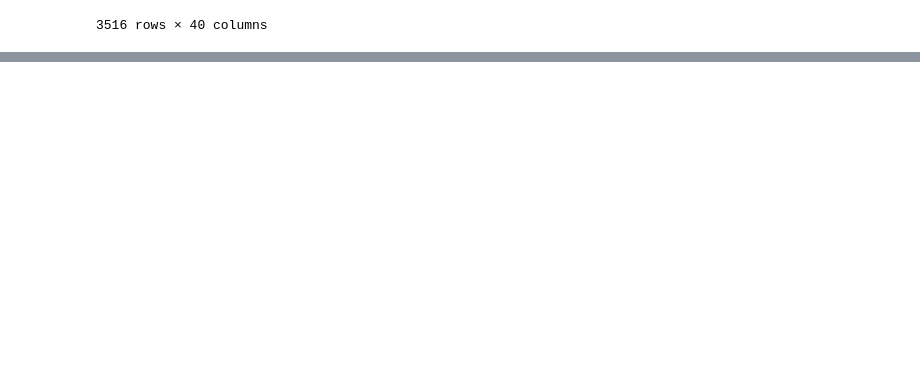
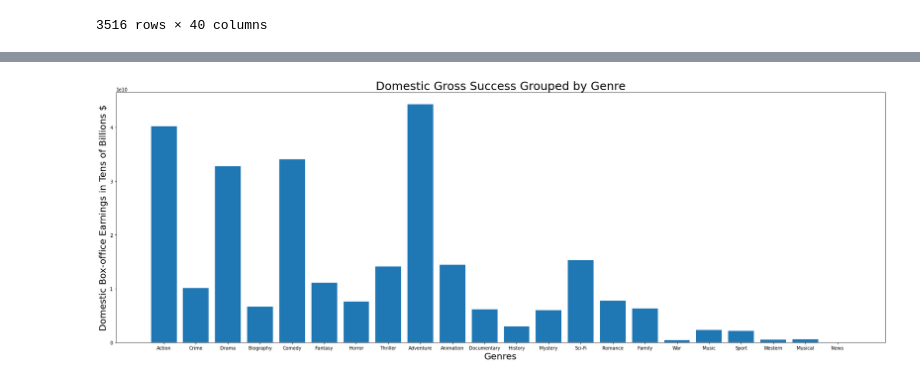
Before and after one commit to eldrickie/Film_Success_Factors, a Jupyter notebook: basicRatingDraft3(joinGross).ipynb, the cells around one changed output, grey strips where cells are left out. Drawn from its saved outputs; the diff is of its cells as text; code cells hidden in the pictures; blank space fills up the shorter version.

```diff
--- a/basicRatingDraft3(joinGross).ipynb
+++ b/basicRatingDraft3(joinGross).ipynb
@@ -331,0 +370,2 @@ gbr_df.loc[gbr_df['domestic_gross'].isna() == False]
+# %%
+gbr_df.drop(['Adult', 'Talk-Show', 'Reality-TV', 'Game-Show', 'Short' ], axis='columns', inplace = True)
@@ -331,0 +377,5 @@ gbr_df.loc[gbr_df['domestic_gross'].isna() == False]
+# %%
+tb_removed = ['Adult', 'Game-Show', 'Short', 'Reality-TV', 'Talk-Show']
+for genre in tb_removed:
+    genre_count.remove(genre)
+gbr_df[genre_count].sum()
@@ -331,0 +420,3 @@ gbr_df.loc[gbr_df['domestic_gross'].isna() == False]
+# %%
+for genre in genre_count:
+    print(genre, gbr_df.loc[gbr_df[genre] == 1]['domestic_gross'].sum())
@@ -331,0 +441,11 @@ gbr_df.loc[gbr_df['domestic_gross'].isna() == False]
+# %%
+genreDom = [(genre, gbr_df.loc[gbr_df[genre] == 1]
+             ['domestic_gross'].sum()) for genre in genre_count]
+# %%
+fig, ax = plt.subplots(figsize = (30,10))
+ax.bar(x = [i[0] for i in genreDom] , height = [i[1] for i in genreDom])
+ax.set_xlabel('Genres', fontsize = 20)
+ax.set_ylabel('Domestic Box-office Earnings in Tens of Billions $', fontsize = 20)
+ax.set_title('Domestic Gross Success Grouped by Genre', fontsize = 25);
+# %% [output]
+[figure, added]
```
Also changed, not shown: parts of 91 cells of this notebook, 4 other files.
